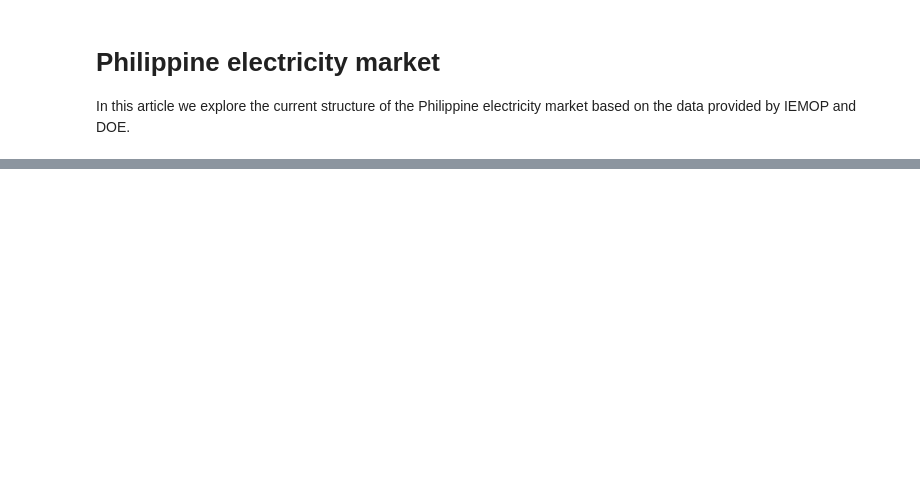
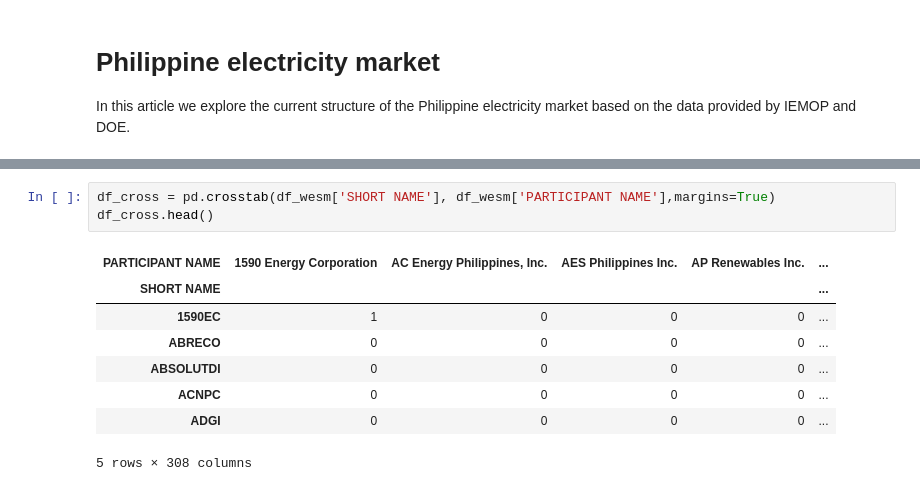
Before and after one commit to emmandecena/jupyterbook, a Jupyter notebook: book/_build/html/_sources/docs/energymarket.ipynb, the cells around one changed output, grey strips where cells are left out. Cells and saved outputs as stored; diff of their text form; blank space fills up the shorter version.

```diff
--- a/book/_build/html/_sources/docs/energymarket.ipynb
+++ b/book/_build/html/_sources/docs/energymarket.ipynb
@@ -32,0 +56,12 @@ df_retail.head()
+# %%
+df_cross = pd.crosstab(df_wesm['SHORT NAME'], df_wesm['PARTICIPANT NAME'],margins=True)
+df_cross.head()
+# %% [output]
+| PARTICIPANT NAME | 1590 Energy Corporation | AC Energy Philippines, Inc. | AES Philippines Inc. | AP Renewables Inc. | ... |
+| SHORT NAME |  |  |  |  | ... |
+| 1590EC | 1 | 0 | 0 | 0 | ... |
+| ABRECO | 0 | 0 | 0 | 0 | ... |
+| ABSOLUTDI | 0 | 0 | 0 | 0 | ... |
+| ACNPC | 0 | 0 | 0 | 0 | ... |
+| ADGI | 0 | 0 | 0 | 0 | ... |
+5 rows × 308 columns
```
Also changed, not shown: parts of 20 cells of this notebook, 18 other files.
